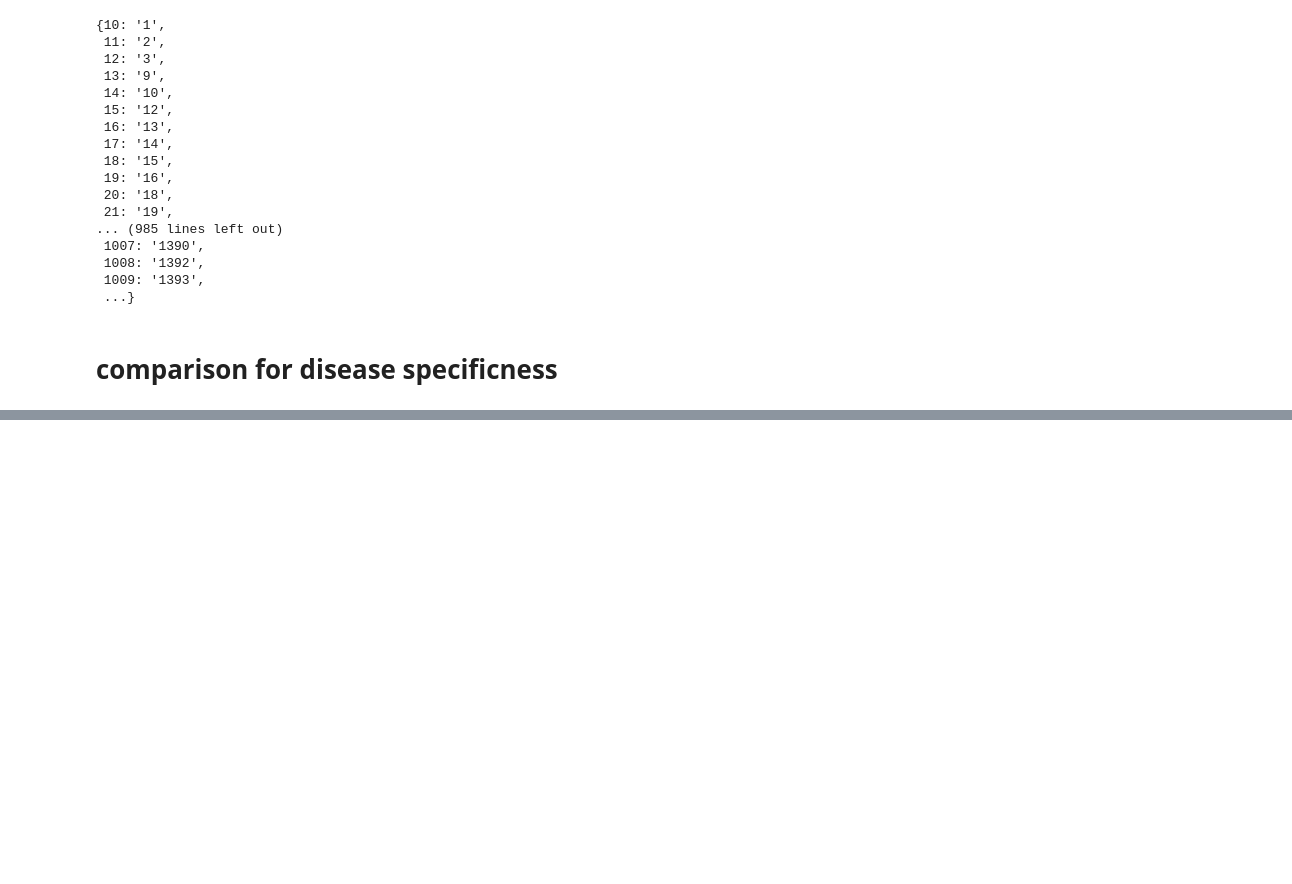
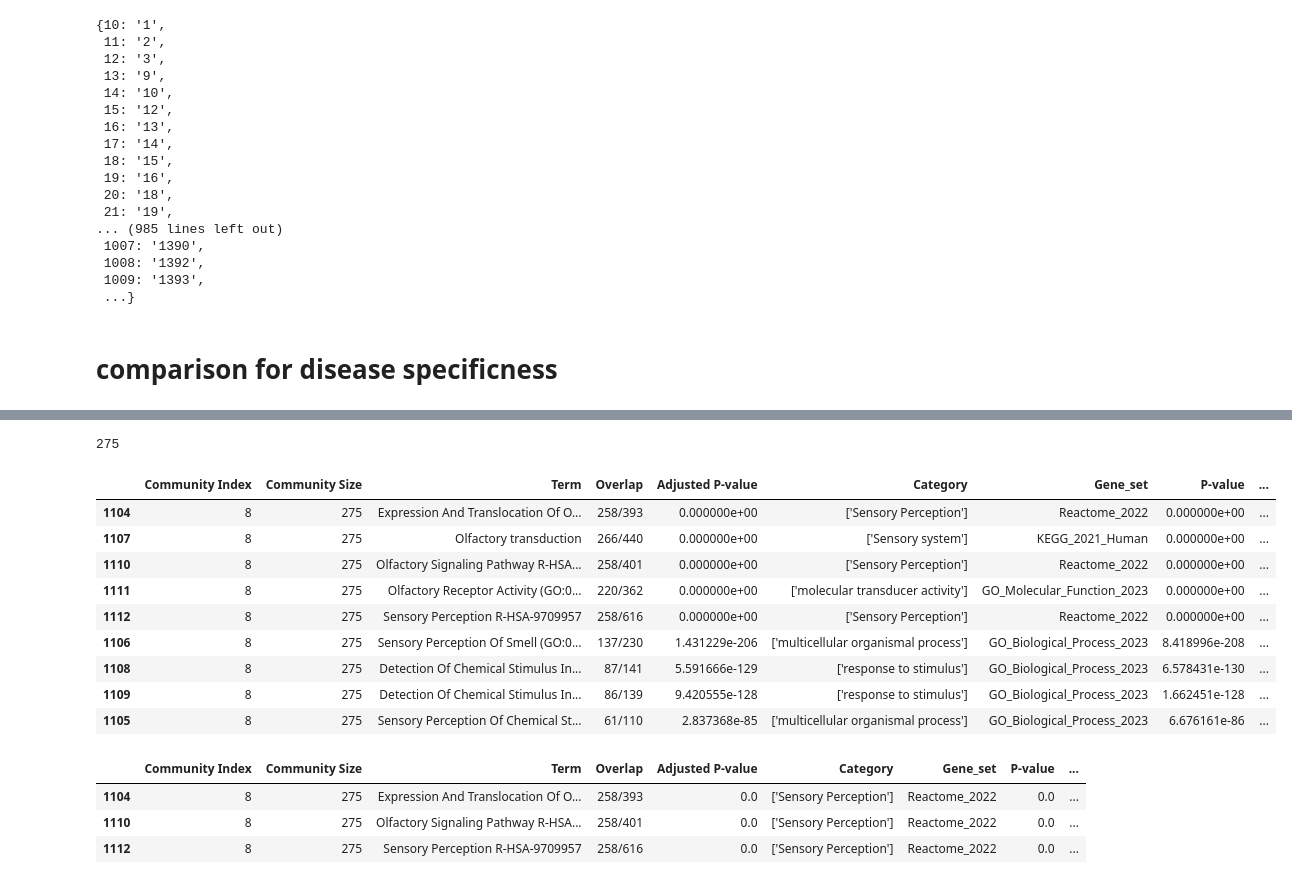
Before and after one commit to Monomanae/DDBC-hypergraph, a Jupyter notebook: Methods/DDBC/community_deepdive.ipynb, the cells around one changed output, grey strips where cells are left out. Cells and saved outputs as stored; diff of their text form; code cells hidden in the pictures; blank space fills up the shorter version.

```diff
--- a/Methods/DDBC/community_deepdive.ipynb
+++ b/Methods/DDBC/community_deepdive.ipynb
@@ -118,0 +101,2 @@ NONE
+# %%
+comm_idx = 8
@@ -118,0 +105,30 @@ NONE
+# %%
+len(comm_HGNC)
+# %% [output]
+275
+# %%
+important_terms = pd.read_csv(DISEASE_FOLDER + "important_terms.csv")
+# %%
+go_df_filtered = important_terms[important_terms["Community Index"] == comm_idx]
+# %%
+go_df_filtered = go_df_filtered.sort_values(by = ["Adjusted P-value"], ascending = [True])
+# %%
+go_df_filtered
+# %% [output]
+|  | Community Index | Community Size | Term | Overlap | Adjusted P-value | Category | Gene_set | P-value | ... |
+| 1104 | 8 | 275 | Expression And Translocation Of O... | 258/393 | 0.000000e+00 | ['Sensory Perception'] | Reactome_2022 | 0.000000e+00 | ... |
+| 1107 | 8 | 275 | Olfactory transduction | 266/440 | 0.000000e+00 | ['Sensory system'] | KEGG_2021_Human | 0.000000e+00 | ... |
+| 1110 | 8 | 275 | Olfactory Signaling Pathway R-HSA... | 258/401 | 0.000000e+00 | ['Sensory Perception'] | Reactome_2022 | 0.000000e+00 | ... |
+| 1111 | 8 | 275 | Olfactory Receptor Activity (GO:0... | 220/362 | 0.000000e+00 | ['molecular transducer activity'] | GO_Molecular_Function_2023 | 0.000000e+00 | ... |
+| 1112 | 8 | 275 | Sensory Perception R-HSA-9709957 | 258/616 | 0.000000e+00 | ['Sensory Perception'] | Reactome_2022 | 0.000000e+00 | ... |
+| 1106 | 8 | 275 | Sensory Perception Of Smell (GO:0... | 137/230 | 1.431229e-206 | ['multicellular organismal process'] | GO_Biological_Process_2023 | 8.418996e-208 | ... |
+| 1108 | 8 | 275 | Detection Of Chemical Stimulus In... | 87/141 | 5.591666e-129 | ['response to stimulus'] | GO_Biological_Process_2023 | 6.578431e-130 | ... |
+| 1109 | 8 | 275 | Detection Of Chemical Stimulus In... | 86/139 | 9.420555e-128 | ['response to stimulus'] | GO_Biological_Process_2023 | 1.662451e-128 | ... |
+| 1105 | 8 | 275 | Sensory Perception Of Chemical St... | 61/110 | 2.837368e-85 | ['multicellular organismal process'] | GO_Biological_Process_2023 | 6.676161e-86 | ... |
+# %%
+go_df_filtered[go_df_filtered["Gene_set"] == "Reactome_2022"]
+# %% [output]
+|  | Community Index | Community Size | Term | Overlap | Adjusted P-value | Category | Gene_set | P-value | ... |
+| 1104 | 8 | 275 | Expression And Translocation Of O... | 258/393 | 0.0 | ['Sensory Perception'] | Reactome_2022 | 0.0 | ... |
+| 1110 | 8 | 275 | Olfactory Signaling Pathway R-HSA... | 258/401 | 0.0 | ['Sensory Perception'] | Reactome_2022 | 0.0 | ... |
+| 1112 | 8 | 275 | Sensory Perception R-HSA-9709957 | 258/616 | 0.0 | ['Sensory Perception'] | Reactome_2022 | 0.0 | ... |
```
Also changed, not shown: parts of 8 cells of this notebook, 14 other files.
